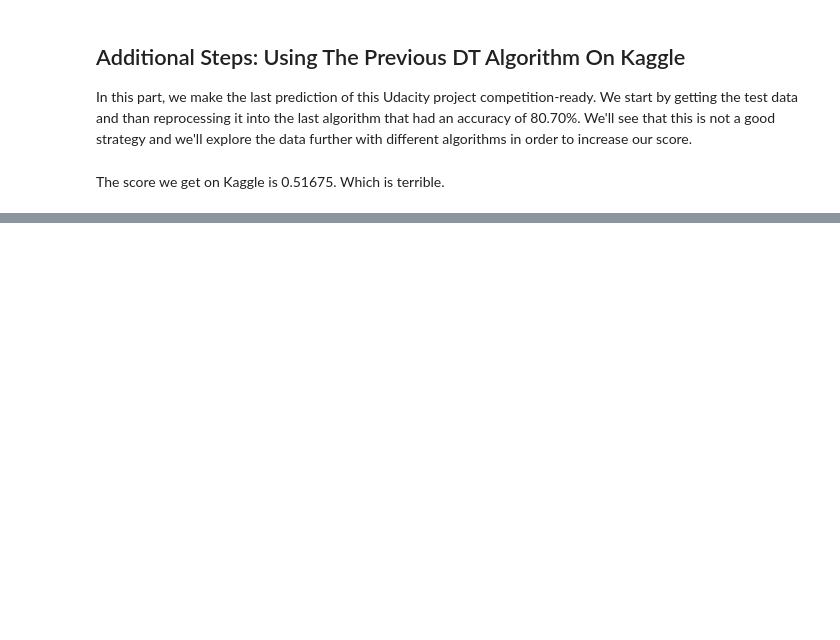
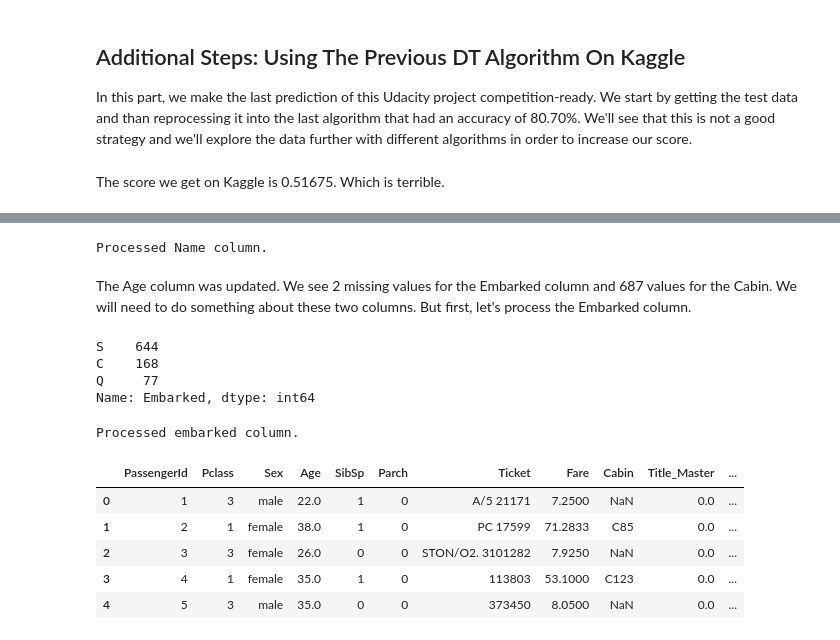
Before and after one commit to jeethraho/Titanic-Survival-Exploration, a Jupyter notebook: titanic_survival_exploration.ipynb, the cells around one changed output, grey strips where cells are left out. Saved outputs shown, nothing was run; the diff lists cells and outputs as text; code cells hidden in the pictures; blank space fills up the shorter version.

```diff
--- a/titanic_survival_exploration.ipynb
+++ b/titanic_survival_exploration.ipynb
@@ -381,0 +566,27 @@ The data exploration that we accomplished in Project 0 of the Nanodegree was mos
+# %%
+process_names()
+# %% [output]
+Processed Name column.
+# %% [markdown]
+The Age column was updated. We see 2 missing values for the Embarked column and 687 values for the Cabin. We will need to do something about these two columns. But first, let's process the Embarked column.
+# %%
+data['Embarked'].value_counts()
+# %% [output]
+S    644
+C    168
+Q     77
+Name: Embarked, dtype: int64
+# %%
+def process_embarked():
+    global data
+    # Fill NaN with (S), because it is more prevalent
+    data.Embarked.fillna('S',inplace=True)
+
+    # Dummy encoding for better modeling later on
+    embarked_dummies = pd.get_dummies(data['Embarked'],prefix='Embarked')
+    data = pd.concat([data, embarked_dummies],axis=1)
+    data.drop('Embarked',axis=1,inplace=True)
+
+status('embarked')
+# %% [output]
+Processed embarked column.
@@ -381,0 +595,9 @@ The data exploration that we accomplished in Project 0 of the Nanodegree was mos
+# %%
+data.head()
+# %% [output]
+|  | PassengerId | Pclass | Sex | Age | SibSp | Parch | Ticket | Fare | Cabin | Title_Master | ... |
+| 0 | 1 | 3 | male | 22.0 | 1 | 0 | A/5 21171 | 7.2500 | NaN | 0.0 | ... |
+| 1 | 2 | 1 | female | 38.0 | 1 | 0 | PC 17599 | 71.2833 | C85 | 0.0 | ... |
+| 2 | 3 | 3 | female | 26.0 | 0 | 0 | STON/O2. 3101282 | 7.9250 | NaN | 0.0 | ... |
+| 3 | 4 | 1 | female | 35.0 | 1 | 0 | 113803 | 53.1000 | C123 | 0.0 | ... |
+| 4 | 5 | 3 | male | 35.0 | 0 | 0 | 373450 | 8.0500 | NaN | 0.0 | ... |
```
Also changed, not shown: parts of 45 cells of this notebook.
